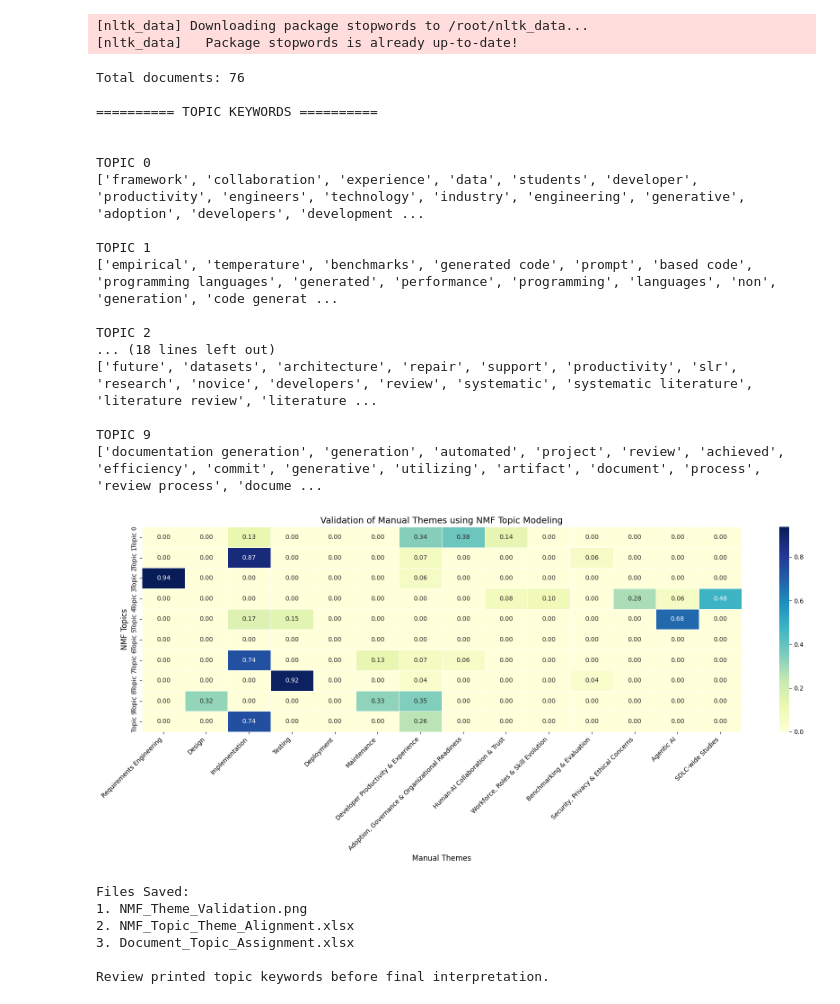
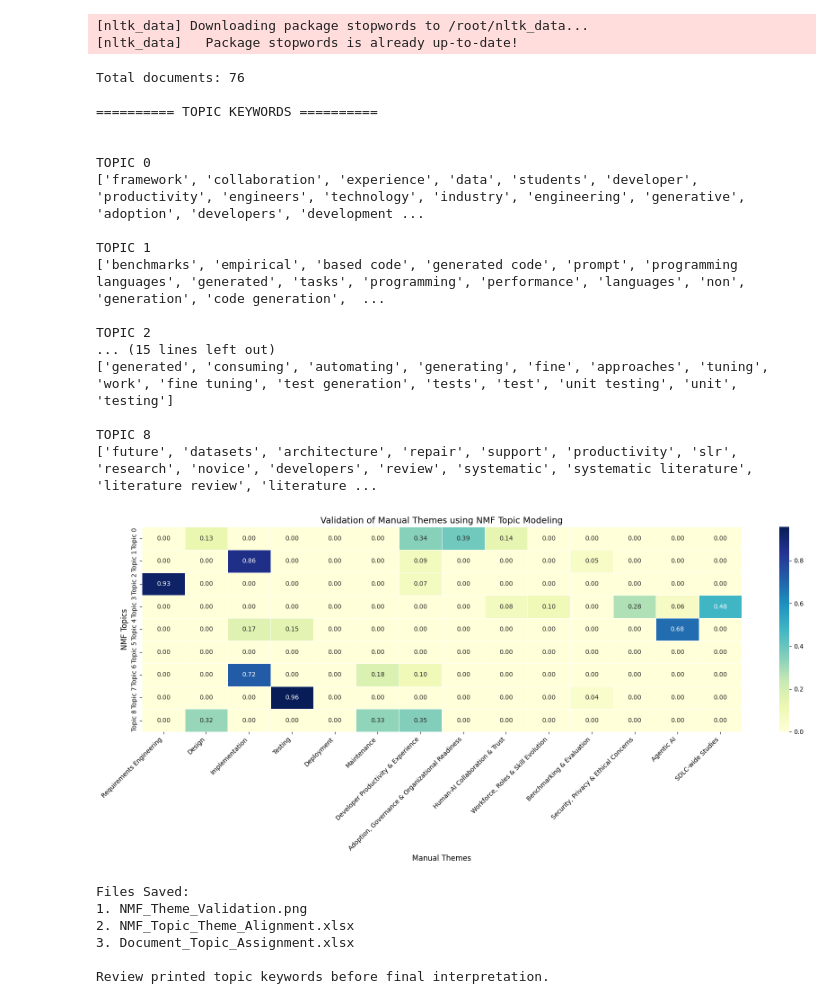
Before and after one commit to profpranjali-del/PJ, a Jupyter notebook: Topic_Modelling.ipynb, the cells around one changed output. Saved outputs shown, nothing was run; the diff lists cells and outputs as text; code cells hidden in the pictures.

```diff
--- a/Topic_Modelling.ipynb
+++ b/Topic_Modelling.ipynb
@@ -30,7 +30,7 @@ nltk.download('stopwords')
 
 # ==========================================
 
-df = pd.read_excel("/content/sample_data/SDLC_Review_Title_Abstract_Keywords.xlsx")
+df = pd.read_excel("/content/SDLC_Review_Title_Abstract_Keywords.xlsx")
 
 text_cols = ["Title", "Abstract", "Keywords"]
 
@@ -125,7 +125,7 @@ terms = tfidf.get_feature_names_out()
 
 # ==========================================
 
-n_topics = 10
+n_topics = 9
 
 nmf = NMF(
 n_components=n_topics,
@@ -516,39 +516,39 @@ Requirement already satisfied: scikit-learn in /usr/local/lib/python3.12/dist-pa
 Requirement already satisfied: pandas in /usr/local/lib/python3.12/dist-packages (2.2.2)
 Requirement already satisfied: numpy in /usr/local/lib/python3.12/dist-packages (2.0.2)
 Requirement already satisfied: nltk in /usr/local/lib/python3.12/dist-packages (3.9.1)
 Requirement already satisfied: seaborn in /usr/local/lib/python3.12/dist-packages (0.13.2)
 Requirement already satisfied: openpyxl in /usr/local/lib/python3.12/dist-packages (3.1.5)
 Requirement already satisfied: scipy>=1.6.0 in /usr/local/lib/python3.12/dist-packages (from scikit-learn) (1.16.3)
 Requirement already satisfied: joblib>=1.2.0 in /usr/local/lib/python3.12/dist-packages (from scikit-learn) (1.5.3)
 Requirement already satisfied: threadpoolctl>=3.1.0 in /usr/local/lib/python3.12/dist-packages (from scikit-learn) (3.6.0)
 Requirement already satisfied: python-dateutil>=2.8.2 in /usr/local/lib/python3.12/dist-packages (from pandas) (2.9.0.post0)
 Requirement already satisfied: pytz>=2020.1 in /usr/local/lib/python3.12/dist-packages (from pandas) (2025.2)
 Requirement already satisfied: tzdata>=2022.7 in /usr/local/lib/python3.12/dist-packages (from pandas) (2026.2)
 ... (9 lines left out)
 Requirement already satisfied: packaging>=20.0 in /usr/local/lib/python3.12/dist-packages (from matplotlib!=3.6.1,>=3.4->seaborn) (26.2)
 Requirement already satisfied: pillow>=8 in /usr/local/lib/python3.12/dist-packages (from matplotlib!=3.6.1,>=3.4->seaborn) (11.3.0)
 Requirement already satisfied: pyparsing>=2.3.1 in /usr/local/lib/python3.12/dist-packages (from matplotlib!=3.6.1,>=3.4->seaborn) (3.3.2)
 Requirement already satisfied: six>=1.5 in /usr/local/lib/python3.12/dist-packages (from python-dateutil>=2.8.2->pandas) (1.17.0)
 [nltk_data] Downloading package stopwords to /root/nltk_data...
 [nltk_data]   Package stopwords is already up-to-date!
 Total documents: 76
 
 ========== TOPIC KEYWORDS ==========
 
 
 TOPIC 0
 ['framework', 'collaboration', 'experience', 'data', 'students', 'developer', 'productivity', 'engineers', 'technology', 'industry', 'engineering', 'generative', 'adoption', 'developers', 'development ...
 
 TOPIC 1
-['empirical', 'temperature', 'benchmarks', 'generated code', 'prompt', 'based code', 'programming languages', 'generated', 'performance', 'programming', 'languages', 'non', 'generation', 'code generat ...
+['benchmarks', 'empirical', 'based code', 'generated code', 'prompt', 'programming languages', 'generated', 'tasks', 'programming', 'performance', 'languages', 'non', 'generation', 'code generation',  ...
 
 TOPIC 2
-... (18 lines left out)
+... (15 lines left out)
+['generated', 'consuming', 'automating', 'generating', 'fine', 'approaches', 'tuning', 'work', 'fine tuning', 'test generation', 'tests', 'test', 'unit testing', 'unit', 'testing']
+
+TOPIC 8
 ['future', 'datasets', 'architecture', 'repair', 'support', 'productivity', 'slr', 'research', 'novice', 'developers', 'review', 'systematic', 'systematic literature', 'literature review', 'literature ...
-
-TOPIC 9
-['documentation generation', 'generation', 'automated', 'project', 'review', 'achieved', 'efficiency', 'commit', 'generative', 'utilizing', 'artifact', 'document', 'process', 'review process', 'docume ...
-[figure, old version]
+[figure, new version]
 Files Saved:
 1. NMF_Theme_Validation.png
 2. NMF_Topic_Theme_Alignment.xlsx
```
